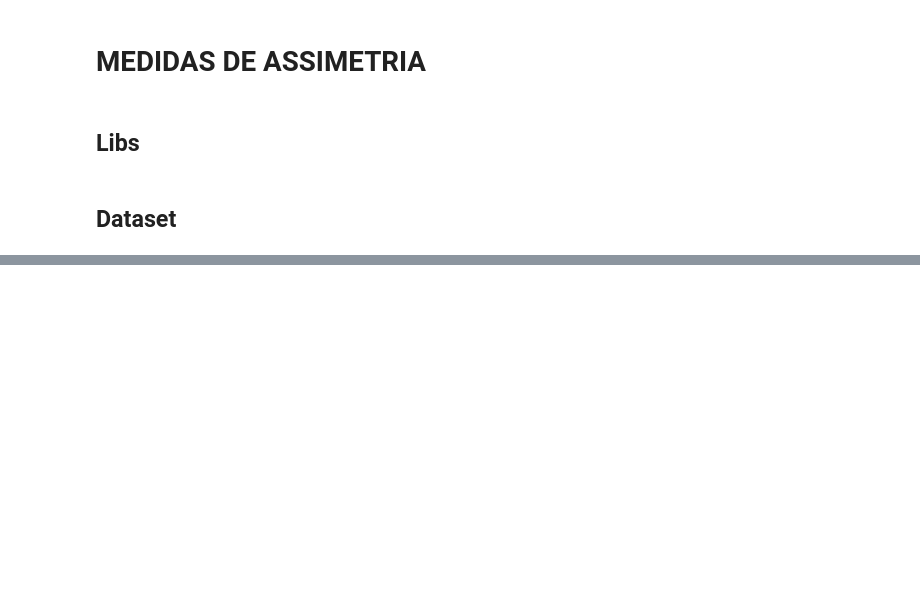
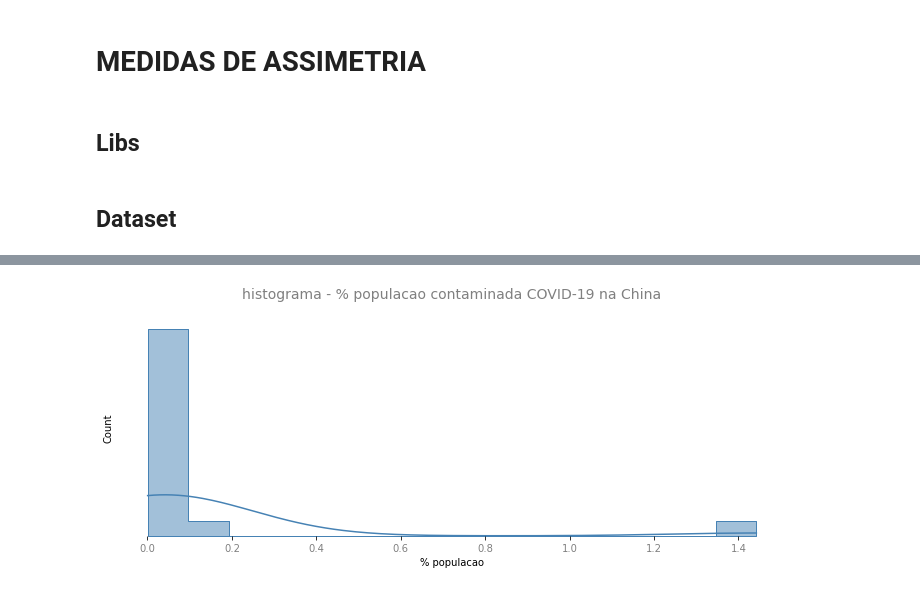
Before and after one commit to daianeklein/Space-Data, a Jupyter notebook: Medidas-Assimetria.ipynb, the cells around one changed output, grey strips where cells are left out. Saved outputs shown, nothing was run; the diff lists cells and outputs as text; code cells hidden in the pictures; blank space fills up the shorter version.

```diff
--- a/Medidas-Assimetria.ipynb
+++ b/Medidas-Assimetria.ipynb
@@ -134,0 +250,8 @@ df[df['Country/Region'] == 'Brazil'].set_index('Country/Region').T.diff().descri
+# %%
+# % de infectados por populacao na China
+qt_ch = ch[['data', 'country','dif']].groupby([ch['data'].dt.year, ch['data'].dt.month]).sum()
+qt_ch['per_pop'] = qt_ch['dif'] / (pop[pop['country'] == 'China']['pop'].values) * 100
+
+# % de infectados por populacao em Portugal
+qt_po = po[['data', 'country','dif']].groupby([po['data'].dt.year, po['data'].dt.month]).sum()
+qt_po['per_pop'] = qt_po['dif'] / (pop[pop['country'] == 'Portugal']['pop'].values) * 100
@@ -134,0 +288,14 @@ df[df['Country/Region'] == 'Brazil'].set_index('Country/Region').T.diff().descri
+# %%
+plt.figure(figsize=(12,4))
+
+ax = sns.histplot(data = qt_ch['per_pop'], bins = 15, kde = True, element="step", color = 'steelblue')
+plt.title('histograma - % populacao contaminada COVID-19 na China', fontsize=14, color = 'grey', pad = 20)
+sns.despine(bottom= True, left = True)
+plt.xticks(fontsize=10, color = 'grey')
+plt.yticks([])
+
+plt.xlabel('% populacao')
+
+ax = ax
+# %% [output]
+[figure, added]
```
Also changed, not shown: parts of 37 cells of this notebook.
